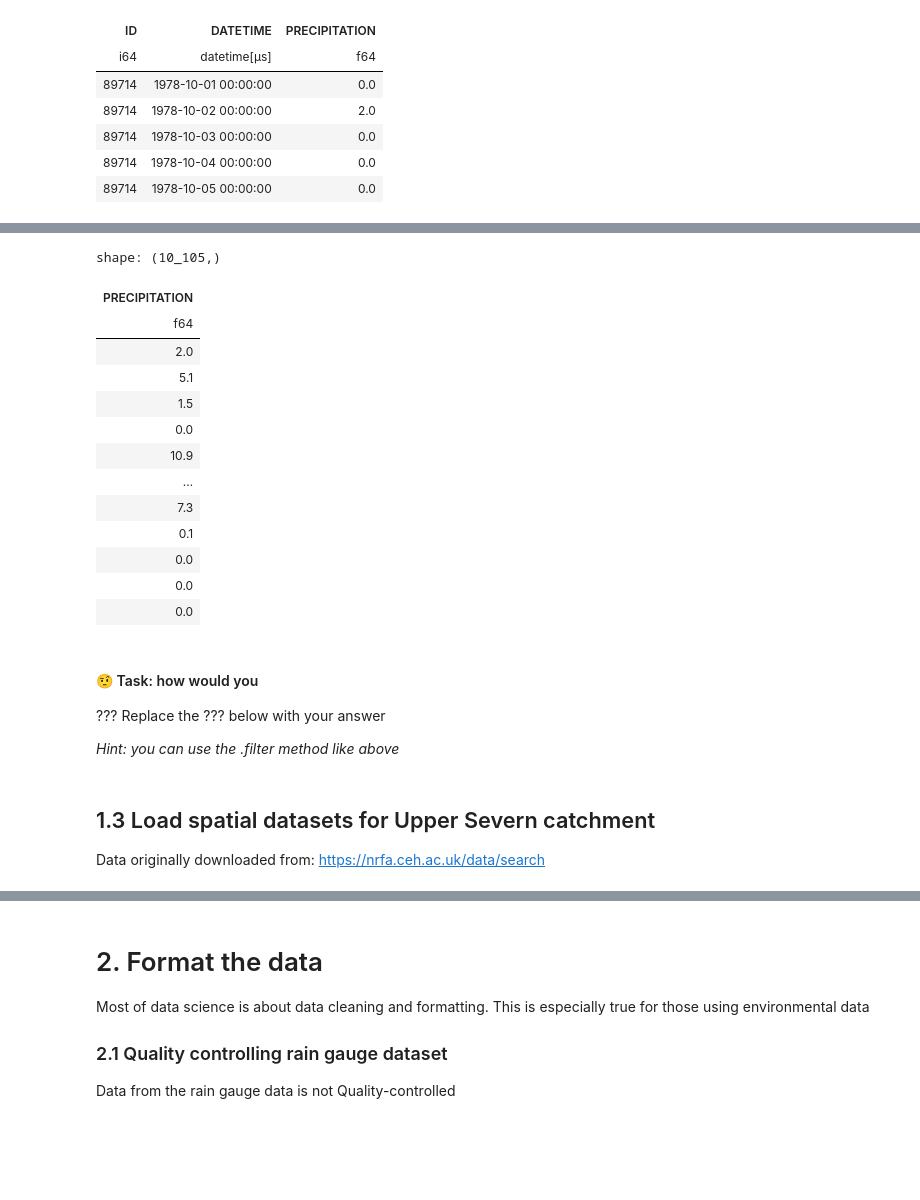
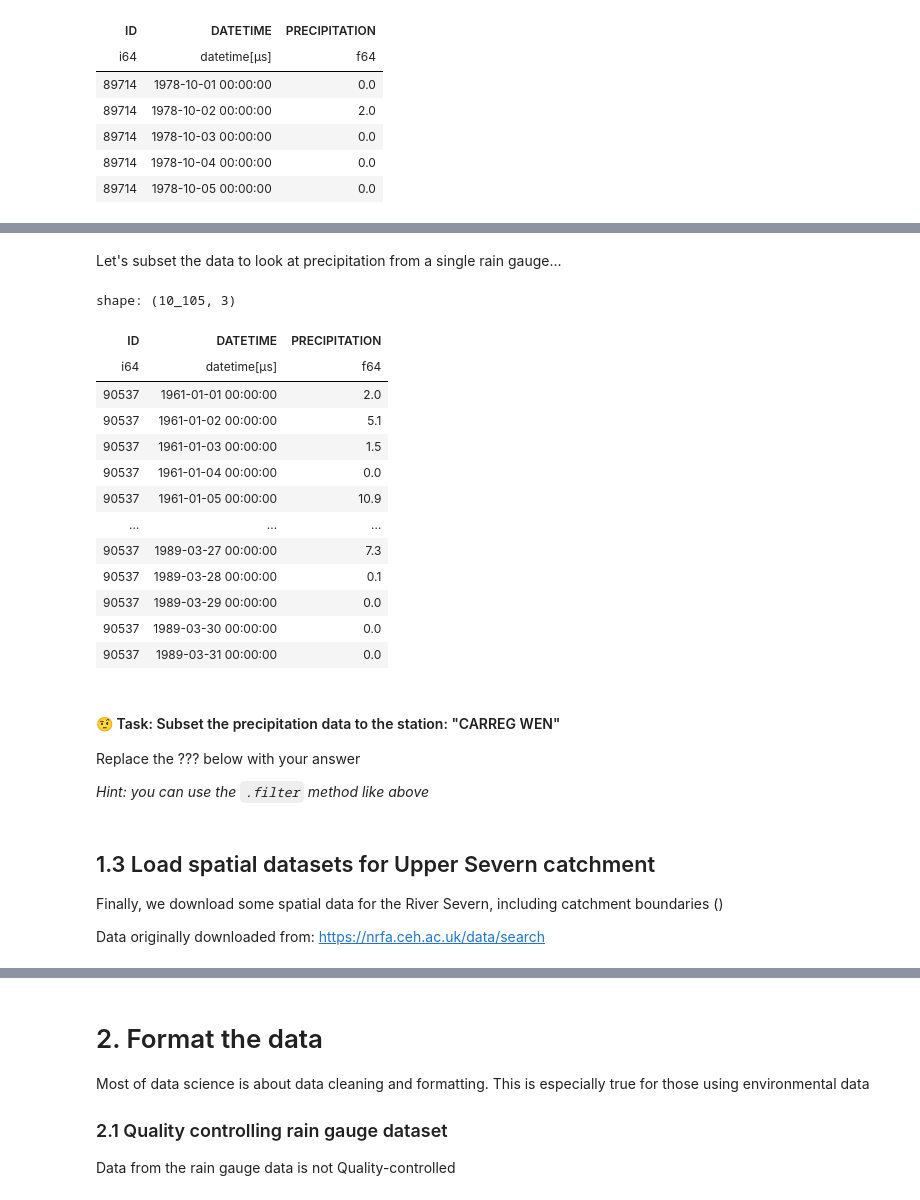
Before and after one commit to Thomasjkeel/UKCEH_Summer_School, a Jupyter notebook: Workshop_4/Workshop_4_rainfall_comparison.ipynb, the cells around one changed output, grey strips where cells are left out. Drawn from its saved outputs; the diff is of its cells as text; code cells hidden in the pictures; blank space fills up the shorter version.

```diff
--- a/Workshop_4/Workshop_4_rainfall_uncertainty.ipynb
+++ b/Workshop_4/Workshop_4_rainfall_comparison.ipynb
@@ -185,24 +230,25 @@ shape: (5, 9)
+# %% [markdown]
+Let's subset the data to look at precipitation from a single rain gauge...
 # %%
-severn_rain_gauge_data.filter(pl.col("ID") == 90537)["PRECIPITATION"]
+severn_rain_gauge_data.filter(pl.col("ID") == 90537)
 # %% [output]
-shape: (10_105,)
+shape: (10_105, 3)
-| PRECIPITATION |
-| f64 |
-| 2.0 |
-| 5.1 |
-| 1.5 |
-| 0.0 |
-| 10.9 |
-| … |
-| 7.3 |
-| 0.1 |
-| 0.0 |
-| 0.0 |
-| 0.0 |
+| ID | DATETIME | PRECIPITATION |
+| i64 | datetime[μs] | f64 |
+| 90537 | 1961-01-01 00:00:00 | 2.0 |
+| 90537 | 1961-01-02 00:00:00 | 5.1 |
+| 90537 | 1961-01-03 00:00:00 | 1.5 |
+| 90537 | 1961-01-04 00:00:00 | 0.0 |
+| 90537 | 1961-01-05 00:00:00 | 10.9 |
+| … | … | … |
+| 90537 | 1989-03-27 00:00:00 | 7.3 |
+| 90537 | 1989-03-28 00:00:00 | 0.1 |
+| 90537 | 1989-03-29 00:00:00 | 0.0 |
+| 90537 | 1989-03-30 00:00:00 | 0.0 |
+| 90537 | 1989-03-31 00:00:00 | 0.0 |
 # %% [markdown]
-#### 🤨 Task: how would you
+#### 🤨 Task: Subset the precipitation data to the station: "CARREG WEN"
 
-???
 Replace the ??? below with your answer
 
-*Hint: you can use the .filter method like above*
+*Hint: you can use the `.filter` method like above*
@@ -211,3 +261,6 @@ Replace the ??? below with your answer
 # %% [markdown]
 ## 1.3 Load spatial datasets for Upper Severn catchment
+Finally, we download some spatial data for the River Severn, including catchment boundaries ()
+
+
 Data originally downloaded from: https://nrfa.ceh.ac.uk/data/search
```
Also changed, not shown: parts of 21 cells of this notebook, 4 other files.
